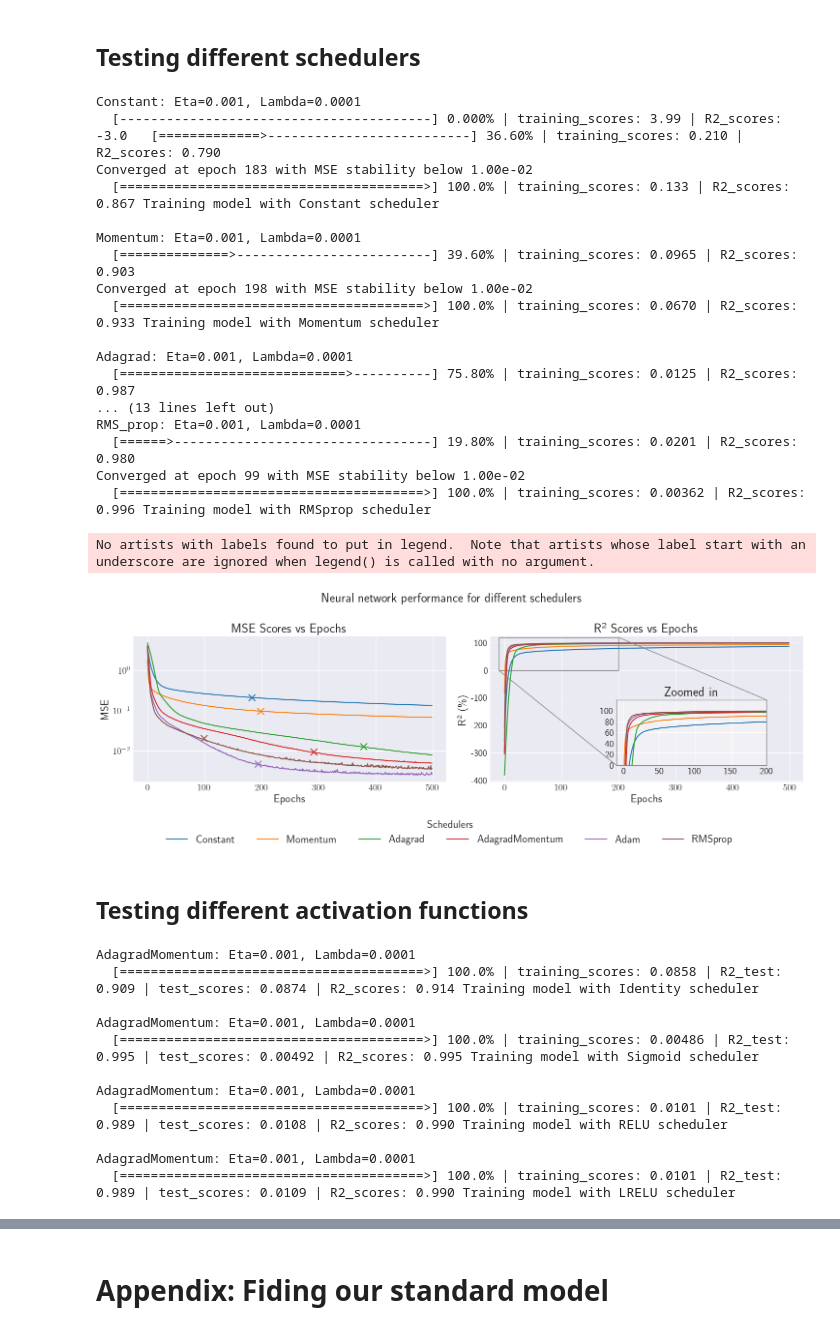
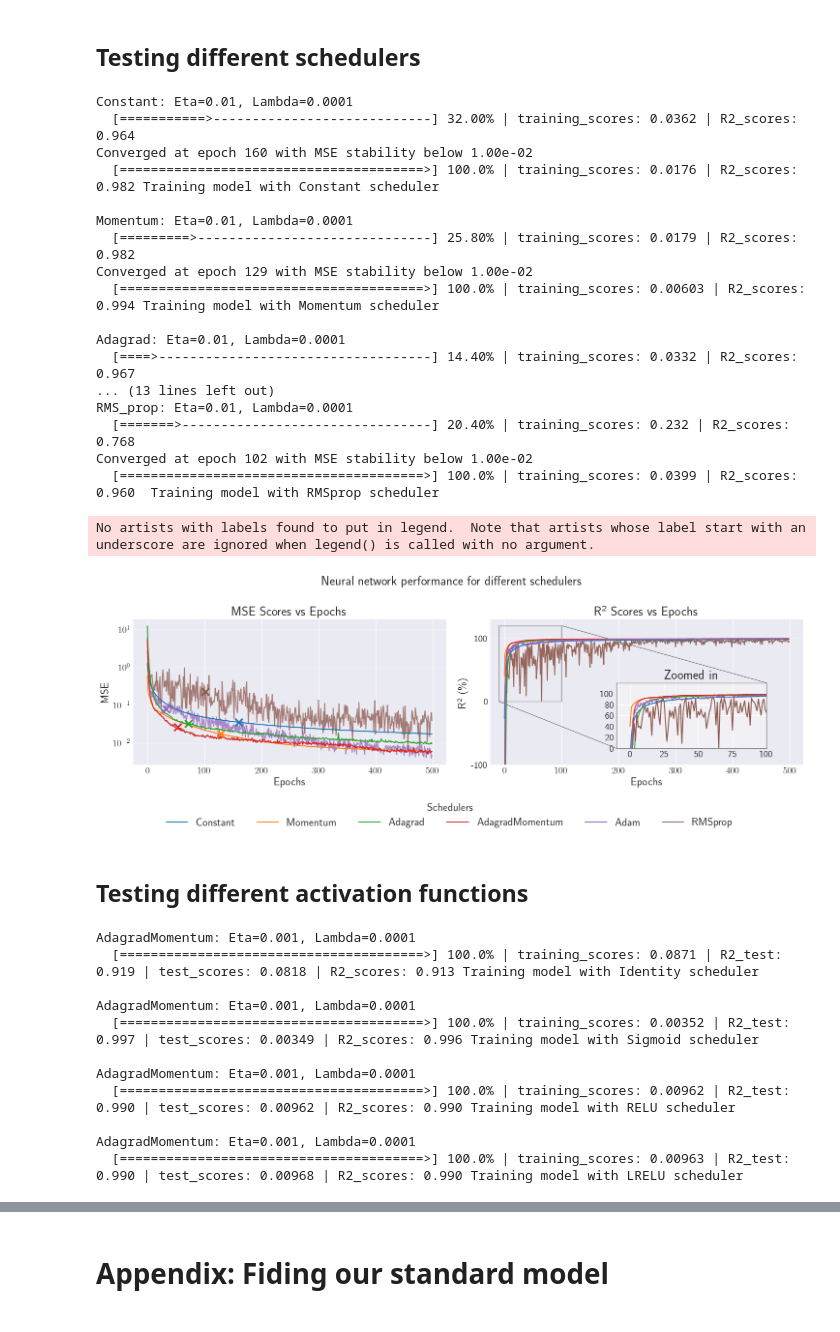
Before and after one commit to Oskar-Idland/FYS-STK4155-Projects, a Jupyter notebook: Project_2/src/nn_Franke.ipynb, the cells around one changed output, grey strips where cells are left out. Drawn from its saved outputs; the diff is of its cells as text; code cells hidden in the pictures.

Commit message:
Produced plots

```diff
--- a/Project_2/src/nn_Franke.ipynb
+++ b/Project_2/src/nn_Franke.ipynb
@@ -97,8 +73,8 @@ model = FFNN(
 ## Plotting epoch vs batch size
 # %%
 
-scheduler = AdagradMomentum(eta=0.15, momentum=0.8)
-lmbda = 0.001
+scheduler = AdagradMomentum(eta=0.01, momentum=0.8)
+lmbda = 0.0001
 
 epochs_list = [100, 500, 1000, 2000]
 batches_list = [1, 10, 20, 50, 100]
@@ -235,7 +211,7 @@ batches = 20
 
 lmbda = 0.0001
 
-eta= 0.001
+eta= 0.01
 gamma= 0.8
 rho= 0.9
 rho2= 0.999
@@ -274,26 +250,24 @@ for i, scheduler in enumerate(schedulers):
 
 	print(f"Training model with {scheduler_names[i]} scheduler\n")
 # %% [output]
-Constant: Eta=0.001, Lambda=0.0001
-  [----------------------------------------] 0.000% | training_scores: 3.99 | R2_scores: -3.0   [=============>--------------------------] 36.60% | training_scores: 0.210 | R2_scores: 0.790
-Converged at epoch 183 with MSE stability below 1.00e-02
-  [=======================================>] 100.0% | training_scores: 0.133 | R2_scores: 0.867 Training model with Constant scheduler
+Constant: Eta=0.01, Lambda=0.0001
+  [===========>----------------------------] 32.00% | training_scores: 0.0362 | R2_scores: 0.964
+Converged at epoch 160 with MSE stability below 1.00e-02
+  [=======================================>] 100.0% | training_scores: 0.0176 | R2_scores: 0.982 Training model with Constant scheduler
 
-Momentum: Eta=0.001, Lambda=0.0001
-  [==============>-------------------------] 39.60% | training_scores: 0.0965 | R2_scores: 0.903
-Converged at epoch 198 with MSE stability below 1.00e-02
-  [=======================================>] 100.0% | training_scores: 0.0670 | R2_scores: 0.933 Training model with Momentum scheduler
+Momentum: Eta=0.01, Lambda=0.0001
+  [=========>------------------------------] 25.80% | training_scores: 0.0179 | R2_scores: 0.982
+Converged at epoch 129 with MSE stability below 1.00e-02
+  [=======================================>] 100.0% | training_scores: 0.00603 | R2_scores: 0.994 Training model with Momentum scheduler
 
-Adagrad: Eta=0.001, Lambda=0.0001
-  [=============================>----------] 75.80% | training_scores: 0.0125 | R2_scores: 0.987
+Adagrad: Eta=0.01, Lambda=0.0001
+  [====>-----------------------------------] 14.40% | training_scores: 0.0332 | R2_scores: 0.967
 ... (13 lines left out)
-RMS_prop: Eta=0.001, Lambda=0.0001
-  [======>---------------------------------] 19.80% | training_scores: 0.0201 | R2_scores: 0.980
-Converged at epoch 99 with MSE stability below 1.00e-02
-  [=======================================>] 100.0% | training_scores: 0.00362 | R2_scores: 0.996 Training model with RMSprop scheduler
+RMS_prop: Eta=0.01, Lambda=0.0001
+  [=======>--------------------------------] 20.40% | training_scores: 0.232 | R2_scores: 0.768
+Converged at epoch 102 with MSE stability below 1.00e-02
+  [=======================================>] 100.0% | training_scores: 0.0399 | R2_scores: 0.960  Training model with RMSprop scheduler
 # %%
-from mpl_toolkits.axes_grid1.inset_locator import inset_axes, mark_inset
-
 fig, axs = plt.subplots(1, 2, figsize=(15, 5))
 colors = sns.color_palette(n_colors=len(schedulers))
 
@@ -303,9 +277,13 @@ axins2 = inset_axes(axs[1], width="60%", height="60%", bbox_to_anchor=(0.1, -0.1
 # Plot MSE scores
 for i, scheduler_name in enumerate(scheduler_names):
     # Main plot
-    axs[0].semilogy(range(epochs), MSE_scores_schedulers[i], color=colors[i])
+    if scheduler_name == "RMSprop" or scheduler_name == "Adam": # Reduce alpha for better visibility
+        axs[0].semilogy(range(epochs), MSE_scores_schedulers[i], color=colors[i], alpha=0.75, zorder=1)
+    else:
+        axs[0].semilogy(range(epochs), MSE_scores_schedulers[i], color=colors[i])
+
     axs[0].scatter(convergence_epochs[i], MSE_scores_schedulers[i, int(convergence_epochs[i])],
-                  marker='x', color=colors[i], s=100)
+                  marker='x', color=colors[i], s=120, linewidth=2.5, zorder=10)
 
 axs[0].set_title("MSE Scores vs Epochs")
 axs[0].set_xlabel("Epochs")
@@ -314,7 +292,10 @@ axs[0].set_ylabel("MSE")
 # Plot R² scores
 for i, scheduler_name in enumerate(scheduler_names):
     # Main plot
-    axs[1].plot(range(epochs), R2_scores_schedulers[i], label=scheduler_name, color=colors[i])
+    if scheduler_name == "RMSprop":
+         axs[1].plot(range(epochs), R2_scores_schedulers[i], label=scheduler_name, color=colors[i], alpha=0.9, zorder=1)
+    else:
+        axs[1].plot(range(epochs), R2_scores_schedulers[i], label=scheduler_name, color=colors[i])
     # Inset plot
     axins2.plot(range(epochs), R2_scores_schedulers[i], color=colors[i])
 
@@ -325,41 +306,42 @@ axs[1].set_xlabel("Epochs")
 axs[1].set_ylabel("R² (\%)")
 axs[0].legend(loc="upper right")
 
+axs[1].set_ylim(-1, 1.3)
 
-axins2.set_xlim(-10, 200)
+axins2.set_xlim(-10, 100)
 axins2.set_ylim(0, 1.2)
 axins2.grid(True)
 
 
-axins2.set_xticks(np.arange(0, 210, 50))
-axins2.set_xticklabels([f"{int(i)}" for i in np.arange(0, 210, 50)])
+axins2.set_xticks(np.arange(0, 110, 25))
+axins2.set_xticklabels([f"{int(i)}" for i in np.arange(0, 110, 25)])
 axins2.set_yticks(np.arange(0, 1.1, .2))
 axins2.set_yticklabels([f"{int(i*100)}%" for i in np.arange(0, 1.1, .2)])
 
 axins2.set_title("Zoomed in")
 axins2.set_facecolor('white')
 axins2.patch.set_alpha(0.3)
 for spine in axins2.spines.values():
     spine.set_edgecolor('gray')
     spine.set_linewidth(1)
 
 # Add connecting lines
 mark_inset(axs[1], axins2, loc1=1, loc2=3, fc="none", ec="0.5")
 
 fig.legend(bbox_to_anchor=(.1, -0.01),
           loc='center left',
           ncol=len(schedulers),
           title="Schedulers",
           borderaxespad=0)
 
 fig.suptitle("Neural network performance for different schedulers")
 plt.tight_layout()
 plt.subplots_adjust(bottom=0.2)
 plt.savefig("../figs/b_schedulers.pdf", bbox_inches='tight')
 plt.show()
 # %% [output]
 No artists with labels found to put in legend.  Note that artists whose label start with an underscore are ignored when legend() is called with no argument.
-[figure, old version]
+[figure, new version]
 # %% [markdown]
 ## Testing different activation functions
 # %%
@@ -418,16 +400,16 @@ for i, activation_func in enumerate(activation_funcs):
 	print(f"Training model with {activation_funcs_names[i]} scheduler\n")
 # %% [output]
 AdagradMomentum: Eta=0.001, Lambda=0.0001
-  [=======================================>] 100.0% | training_scores: 0.0858 | R2_test: 0.909 | test_scores: 0.0874 | R2_scores: 0.914 Training model with Identity scheduler
+  [=======================================>] 100.0% | training_scores: 0.0871 | R2_test: 0.919 | test_scores: 0.0818 | R2_scores: 0.913 Training model with Identity scheduler
 
 AdagradMomentum: Eta=0.001, Lambda=0.0001
-  [=======================================>] 100.0% | training_scores: 0.00486 | R2_test: 0.995 | test_scores: 0.00492 | R2_scores: 0.995 Training model with Sigmoid scheduler
+  [=======================================>] 100.0% | training_scores: 0.00352 | R2_test: 0.997 | test_scores: 0.00349 | R2_scores: 0.996 Training model with Sigmoid scheduler
 
 AdagradMomentum: Eta=0.001, Lambda=0.0001
-  [=======================================>] 100.0% | training_scores: 0.0101 | R2_test: 0.989 | test_scores: 0.0108 | R2_scores: 0.990 Training model with RELU scheduler
+  [=======================================>] 100.0% | training_scores: 0.00962 | R2_test: 0.990 | test_scores: 0.00962 | R2_scores: 0.990 Training model with RELU scheduler
 
 AdagradMomentum: Eta=0.001, Lambda=0.0001
-  [=======================================>] 100.0% | training_scores: 0.0101 | R2_test: 0.989 | test_scores: 0.0109 | R2_scores: 0.990 Training model with LRELU scheduler
+  [=======================================>] 100.0% | training_scores: 0.00963 | R2_test: 0.990 | test_scores: 0.00968 | R2_scores: 0.990 Training model with LRELU scheduler
 # %%
 fig, axs = plt.subplots(1, 2, figsize=(13, 5))
 
```
Also changed, not shown: parts of 9 cells of this notebook, 10 other files.
